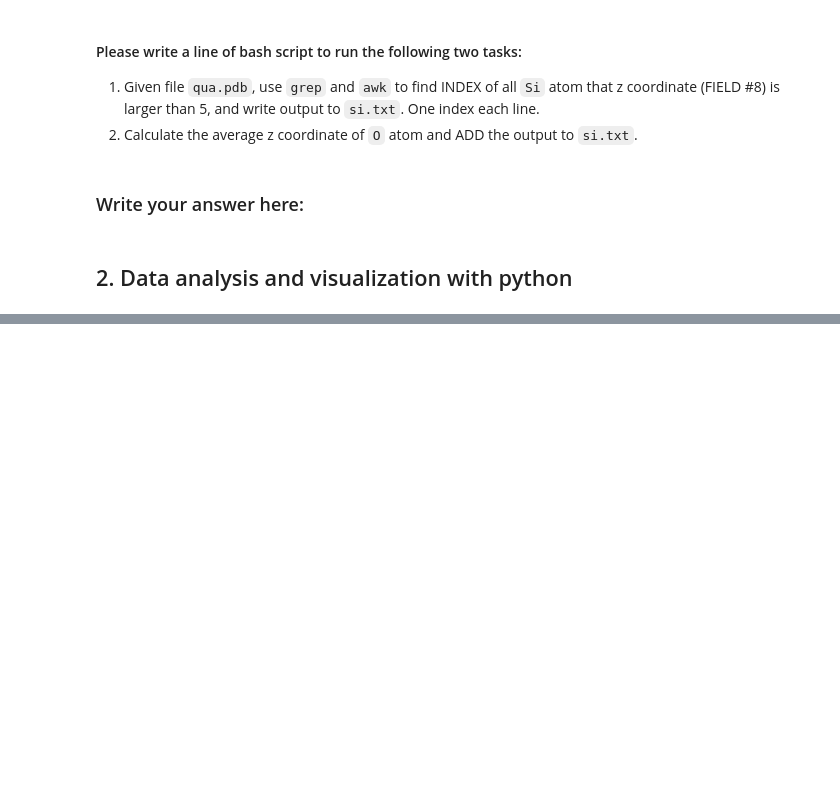
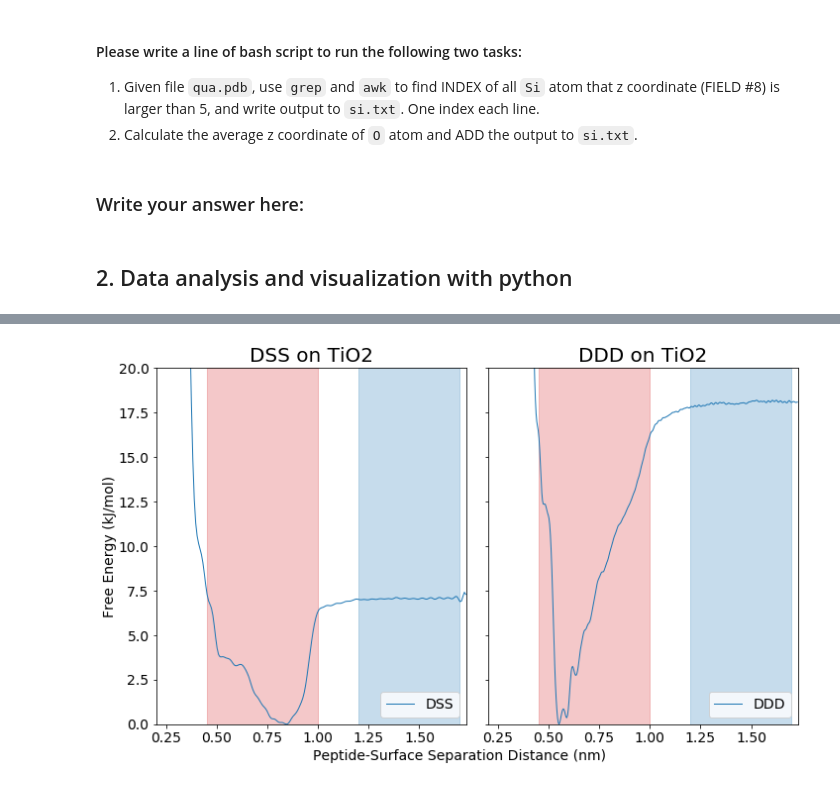
Before and after one commit to UWPRG/MOLSIM, a Jupyter notebook: Homeworks/Homework_w02/Homework02_Dan.ipynb, the cells around one changed output, grey strips where cells are left out. Cells and saved outputs as stored; diff of their text form; code cells hidden in the pictures; blank space fills up the shorter version.

Commit message:
Updated with line color corections

```diff
--- a/Homeworks/Homework_w02/Homework02_Dan.ipynb
+++ b/Homeworks/Homework_w02/Homework02_Dan.ipynb
@@ -87,14 +81,74 @@ from matplotlib import rcParams
 # %%
+import pandas as pd
+import numpy as np
+import matplotlib.pyplot as plt
+from matplotlib import rcParams
+
+
 # common formatting for the dataframes included here
 def prep_df(df: pd.DataFrame):
     df = df.drop(labels=['Z'],axis=1) # drop the unused third column
     df = df[df['X'] < 1.73] # strip data outside the max x value (1.73)
     df['New Y'] = df['Y'] - min(df['Y']) # then create a new column for zeroed Y axis
     return df
 
 # create and format both dataframes
 DSS = pd.read_table('fes1.dat', names=['X','Y','Z'], delim_whitespace=True)
 DSS = prep_df(DSS)
 
 DDD = pd.read_table('fes2.dat', names=['X','Y','Z'], delim_whitespace=True)
 DDD = prep_df(DDD)
+
+
+#global plotting parameters
+rcParams['font.family'] = 'sans-serif' # set the standard font type
+rcParams['font.size'] = 14 # and standard size
+rcParams['lines.linewidth'] = 1 # modify the line thickness
+rcParams['font.weight'] = 'light' # reduce the font weight
+rcParams['lines.color'] = '#1f77b4'
+
+
+# set up figure and axes
+fig, axes = plt.subplots(ncols = 2, sharey=True, figsize=(10,6))
+
+
+# defining the limits of the plotted figure:
+x_min = 0.2
+x_max = 1.73
+y_min = 0
+y_max = 20
+
+
+# plot the first dataset on the first set of axes
+axes[0].plot(DSS['X'], DSS['New Y'], '-')
+axes[0].set_title('DSS on TiO2', fontsize = 20)
+axes[0].legend(labels=['DSS'], loc=4)
+
+# and the second dataset on the second axes
+axes[1].plot(DDD['X'], DDD['New Y'], '-')
+axes[1].set_title('DDD on TiO2', fontsize = 20)
+axes[1].legend(labels=['DDD'], loc=4)
+
+
+#Common formatting for both axes:
+for ax in axes:
+    # x-axis and y-axis limits
+    ax.set_ylim(y_min, y_max)
+    ax.set_xlim(x_min, x_max)
+    # create shaded regions
+    ax.axvspan(0.45, 1, alpha=0.25, color='#d62728')
+    ax.axvspan(1.2, 1.7, alpha=0.25, color='#1f77b4')
+
+
+# apply labels as figure texts so they can be common to both subplots (can it be done any other way?)
+fig.text(0.5, 0.0, 'Peptide-Surface Separation Distance (nm)', ha='center')
+fig.text(0.0, 0.5, 'Free Energy (kJ/mol)', va='center', rotation='vertical')
+
+# tight layout, show results
+plt.tight_layout()
+plt.show()
+
+# save the figure as requested
+fig.savefig('plot_danshea.pdf', bbox_inches = 'tight')
+# %% [output]
+[figure, added]
```
Also changed, not shown: parts of 3 cells of this notebook.
